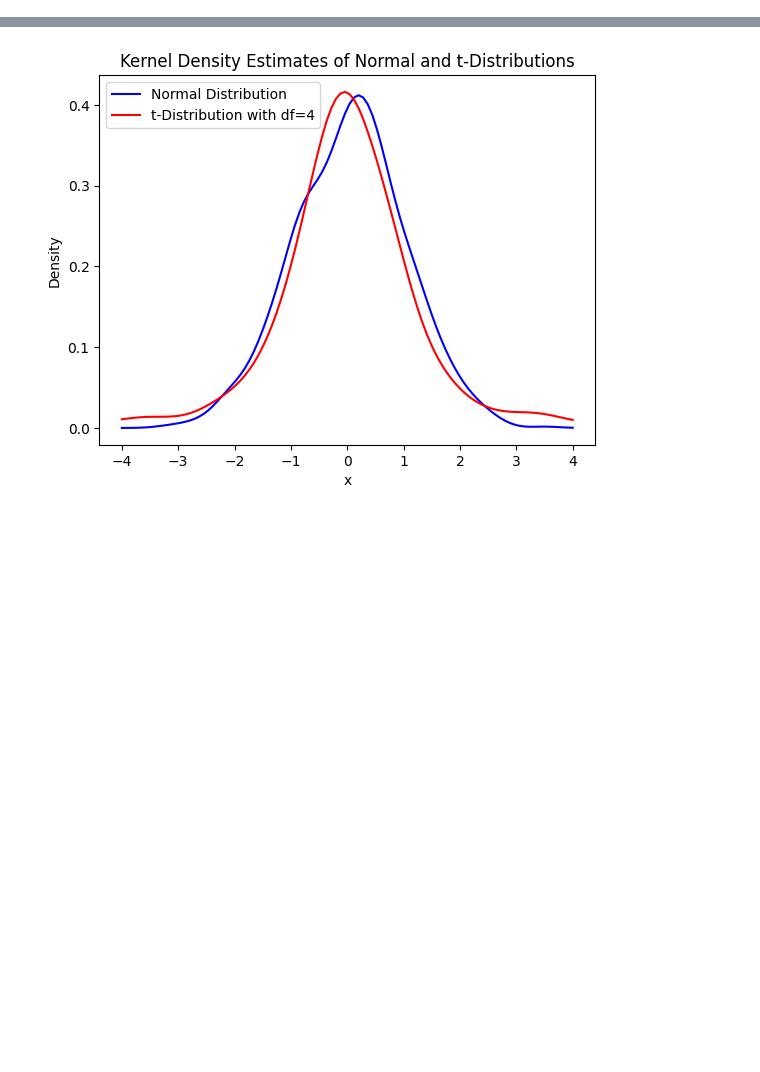
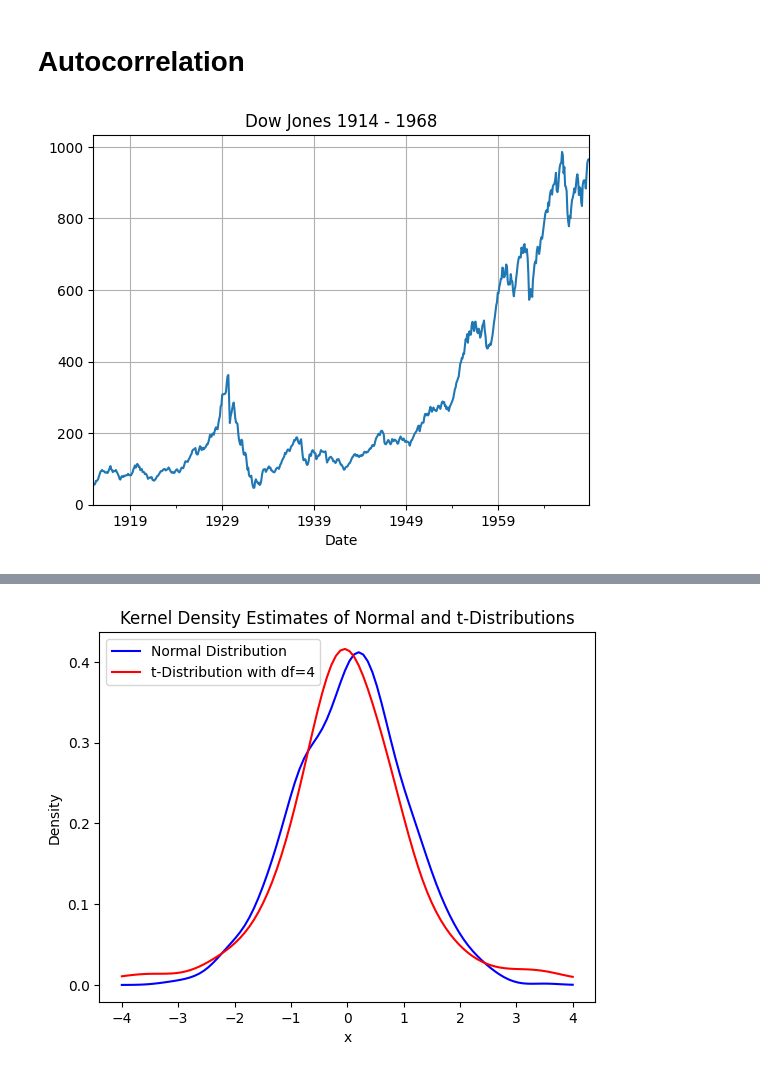
Before and after one commit to mattwalmsley/financial-modelling, a Jupyter notebook: quant-library/python/notebooks/time-series-statistics.ipynb, the cells around one changed output, grey strips where cells are left out. Cells and saved outputs as stored; diff of their text form; code cells hidden in the pictures; blank space fills up the shorter version.

```diff
--- a/quant-library/python/notebooks/t-distribution.ipynb
+++ b/quant-library/python/notebooks/time-series-statistics.ipynb
@@ -5,0 +10,13 @@ from scipy.stats import norm, t
+# %% [markdown]
+# Autocorrelation
+# %%
+df = sns.load_dataset("dowjones")
+df.Date = pd.to_datetime(df.Date, format="%Y-%m-%d")
+df.set_index('Date', inplace=True)
+df.plot(grid=True, legend=False)
+start_year = df.index[0].year
+end_year = df.index[-1].year
+plt.title(f"Dow Jones {start_year} - {end_year}")
+plt.show()
+# %% [output]
+[figure, added]
```
Also changed, not shown: parts of 5 cells of this notebook, 1 other file.
